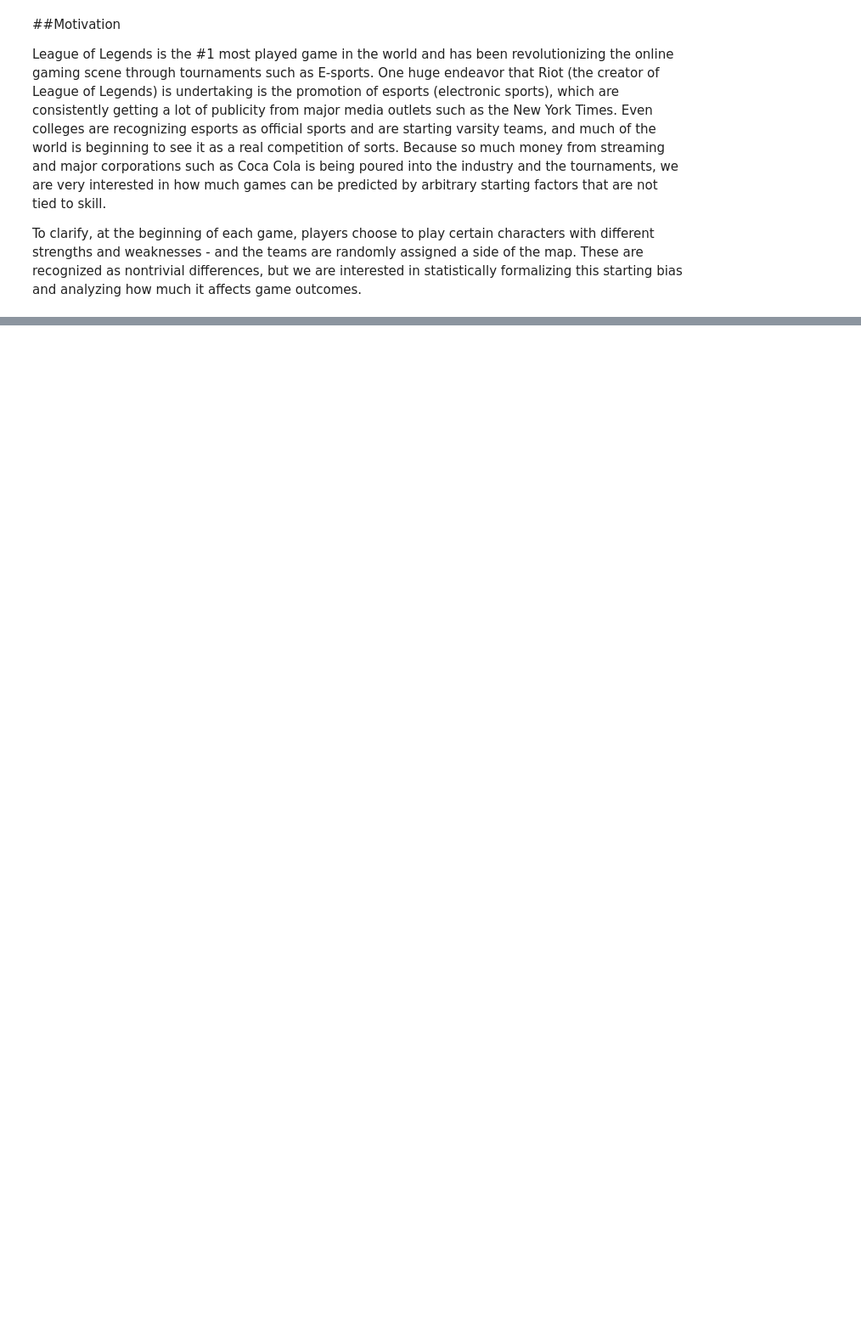
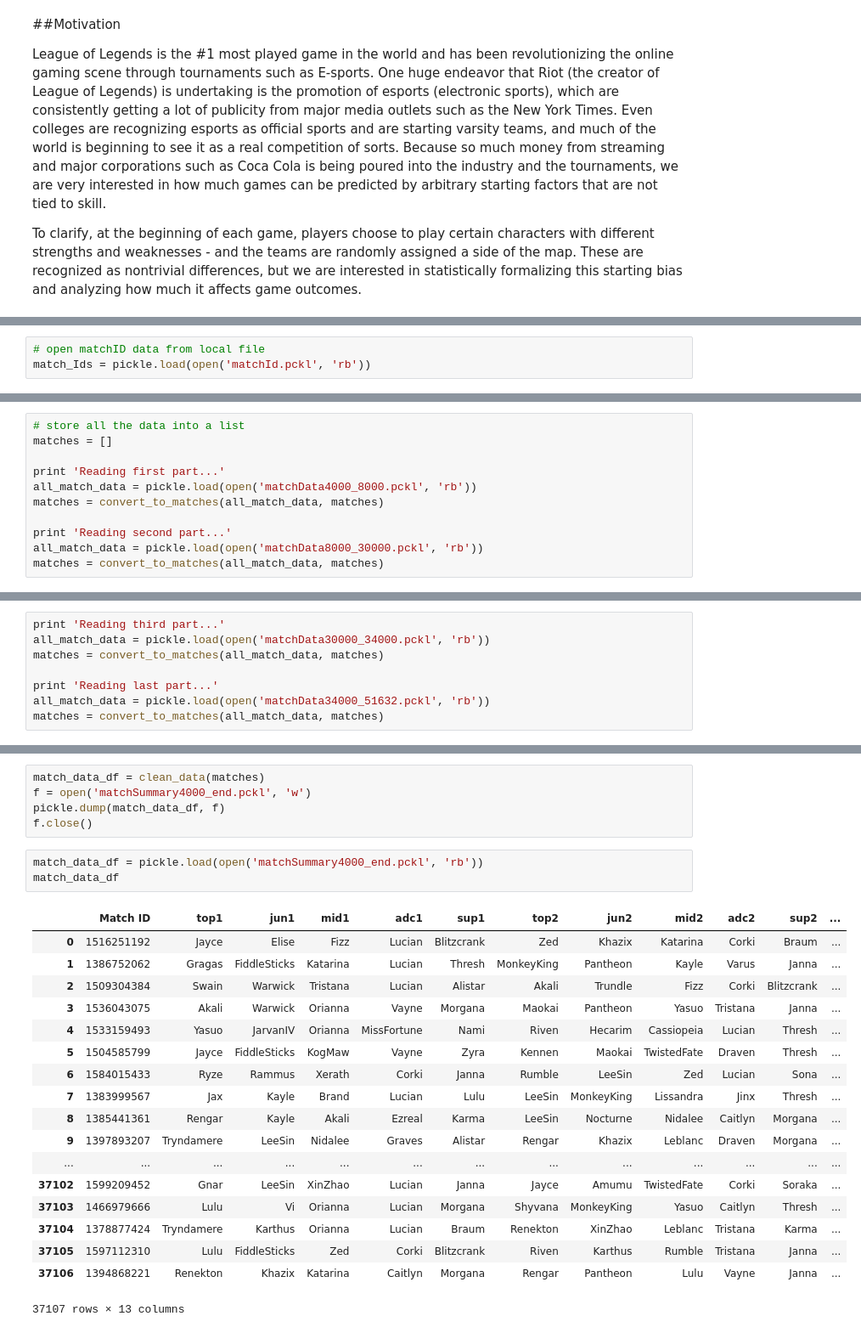
Before and after one commit to georgewu2/cs109-project, a Jupyter notebook: DataOfLegends.ipynb, the cells around one changed output, grey strips where cells are left out. Shown: that part at 85% size. Drawn from its saved outputs; the diff is of its cells as text; blank space fills up the shorter version.

```diff
--- a/DataOfLegends.ipynb
+++ b/DataOfLegends.ipynb
@@ -63,0 +120,3 @@ match_data
+# %%
+# open matchID data from local file
+match_Ids = pickle.load(open('matchId.pckl', 'rb'))
@@ -63,0 +232,11 @@ match_data
+# %%
+# store all the data into a list
+matches = []
+
+print 'Reading first part...'
+all_match_data = pickle.load(open('matchData4000_8000.pckl', 'rb'))
+matches = convert_to_matches(all_match_data, matches)
+
+print 'Reading second part...'
+all_match_data = pickle.load(open('matchData8000_30000.pckl', 'rb'))
+matches = convert_to_matches(all_match_data, matches)
@@ -63,0 +246,8 @@ match_data
+# %%
+print 'Reading third part...'
+all_match_data = pickle.load(open('matchData30000_34000.pckl', 'rb'))
+matches = convert_to_matches(all_match_data, matches)
+
+print 'Reading last part...'
+all_match_data = pickle.load(open('matchData34000_51632.pckl', 'rb'))
+matches = convert_to_matches(all_match_data, matches)
@@ -63,0 +265,27 @@ match_data
+# %%
+match_data_df = clean_data(matches)
+f = open('matchSummary4000_end.pckl', 'w')
+pickle.dump(match_data_df, f)
+f.close()
+# %%
+match_data_df = pickle.load(open('matchSummary4000_end.pckl', 'rb'))
+match_data_df
+# %% [output]
+|  | Match ID | top1 | jun1 | mid1 | adc1 | sup1 | top2 | jun2 | mid2 | adc2 | sup2 | ... |
+| 0 | 1516251192 | Jayce | Elise | Fizz | Lucian | Blitzcrank | Zed | Khazix | Katarina | Corki | Braum | ... |
+| 1 | 1386752062 | Gragas | FiddleSticks | Katarina | Lucian | Thresh | MonkeyKing | Pantheon | Kayle | Varus | Janna | ... |
+| 2 | 1509304384 | Swain | Warwick | Tristana | Lucian | Alistar | Akali | Trundle | Fizz | Corki | Blitzcrank | ... |
+| 3 | 1536043075 | Akali | Warwick | Orianna | Vayne | Morgana | Maokai | Pantheon | Yasuo | Tristana | Janna | ... |
+| 4 | 1533159493 | Yasuo | JarvanIV | Orianna | MissFortune | Nami | Riven | Hecarim | Cassiopeia | Lucian | Thresh | ... |
+| 5 | 1504585799 | Jayce | FiddleSticks | KogMaw | Vayne | Zyra | Kennen | Maokai | TwistedFate | Draven | Thresh | ... |
+| 6 | 1584015433 | Ryze | Rammus | Xerath | Corki | Janna | Rumble | LeeSin | Zed | Lucian | Sona | ... |
+| 7 | 1383999567 | Jax | Kayle | Brand | Lucian | Lulu | LeeSin | MonkeyKing | Lissandra | Jinx | Thresh | ... |
+| 8 | 1385441361 | Rengar | Kayle | Akali | Ezreal | Karma | LeeSin | Nocturne | Nidalee | Caitlyn | Morgana | ... |
+| 9 | 1397893207 | Tryndamere | LeeSin | Nidalee | Graves | Alistar | Rengar | Khazix | Leblanc | Draven | Morgana | ... |
+| ... | ... | ... | ... | ... | ... | ... | ... | ... | ... | ... | ... | ... |
+| 37102 | 1599209452 | Gnar | LeeSin | XinZhao | Lucian | Janna | Jayce | Amumu | TwistedFate | Corki | Soraka | ... |
+| 37103 | 1466979666 | Lulu | Vi | Orianna | Lucian | Morgana | Shyvana | MonkeyKing | Yasuo | Caitlyn | Thresh | ... |
+| 37104 | 1378877424 | Tryndamere | Karthus | Orianna | Lucian | Braum | Renekton | XinZhao | Leblanc | Tristana | Karma | ... |
+| 37105 | 1597112310 | Lulu | FiddleSticks | Zed | Corki | Blitzcrank | Riven | Karthus | Rumble | Tristana | Janna | ... |
+| 37106 | 1394868221 | Renekton | Khazix | Katarina | Caitlyn | Morgana | Rengar | Pantheon | Lulu | Vayne | Janna | ... |
+37107 rows × 13 columns
```
Also changed, not shown: parts of 20 cells of this notebook.
